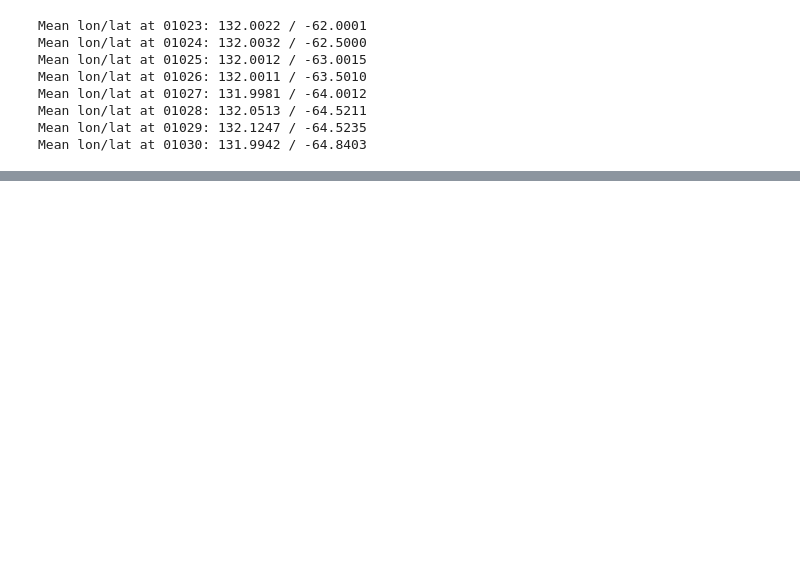
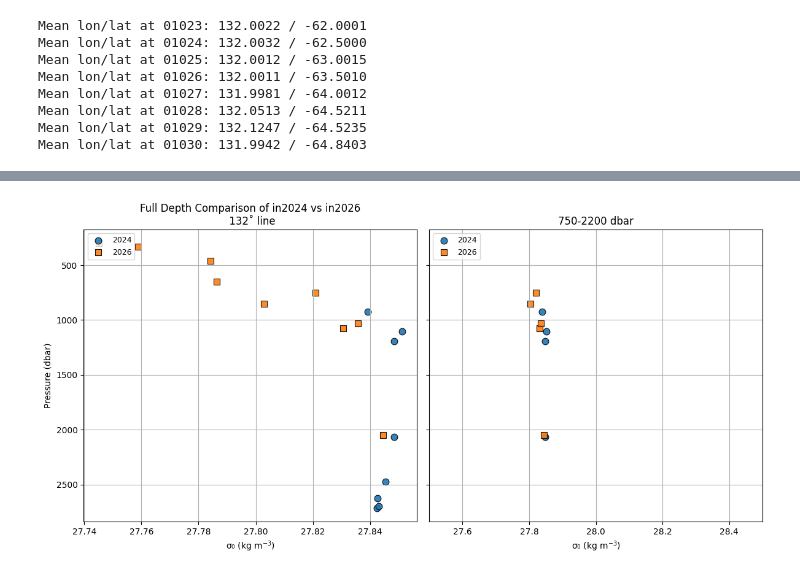
Before and after one commit to isabelle-white/COOKIES, a Jupyter notebook: in2024_v01_ctd.ipynb, the cells around one changed output, grey strips where cells are left out. Saved outputs shown, nothing was run; the diff lists cells and outputs as text; code cells hidden in the pictures; blank space fills up the shorter version.

```diff
--- a/in2024_v01_ctd.ipynb
+++ b/in2024_v01_ctd.ipynb
@@ -240,0 +926,57 @@ Mean lon/lat at 01030: 131.9942 / -64.8403
+# %%
+import matplotlib.pyplot as plt
+import xarray as xr
+
+# Load datasets
+in2024_ds = xr.open_dataset('/Users/iw2g24/PycharmProjects/COOKIES/in2024_bottom_100dbar_sigma0.nc')
+in2026_ds = xr.open_dataset('/Users/iw2g24/PycharmProjects/COOKIES/in2026_bottom_100dbar_sigma0.nc')
+
+# Extract variables
+stations_2024 = in2024_ds["station"].values
+sigma0_2024 = in2024_ds["sigma0_bottom_mean"].values
+p_2024 = in2024_ds["pressure_bottom_mean"].values
+
+stations_2026 = in2026_ds["station"].values
+sigma0_2026 = in2026_ds["sigma0_bottom_mean"].values
+p_2026 = in2026_ds["pressure_bottom_mean"].values
+
+# User-defined zoom limits
+zoom_ymin, zoom_ymax = 750, 2200
+zoom_xmin, zoom_xmax = 27.5, 28.5  # replace with your desired sigma0 range
+
+# Create figure with 1 row, 2 columns
+fig, axes = plt.subplots(1, 2, figsize=(12, 6), sharey=True)
+
+ax = axes[0]
+ax.scatter(sigma0_2024, p_2024, s=60, edgecolor='k', linewidth=0.8,
+           alpha=0.9, label='2024')
+ax.scatter(sigma0_2026, p_2026, s=60, edgecolor='k', linewidth=0.8,
+           alpha=0.9, label='2026', marker='s')
+ax.set_xlabel('σ₀ (kg m$^{-3}$)')
+ax.set_ylabel('Pressure (dbar)')
+ax.invert_yaxis()
+ax.set_title('Full Depth Comparison of in2024 vs in2026\n 132˚ line')
+ax.grid(True)
+ax.legend(loc='upper left', fontsize=9, frameon=True)
+
+ax = axes[1]
+
+# Apply zoom mask
+mask_2024 = (p_2024 >= zoom_ymin) & (p_2024 <= zoom_ymax)
+mask_2026 = (p_2026 >= zoom_ymin) & (p_2026 <= zoom_ymax)
+
+ax.scatter(sigma0_2024[mask_2024], p_2024[mask_2024], s=60,
+           edgecolor='k', linewidth=0.8, alpha=0.9, label='2024')
+ax.scatter(sigma0_2026[mask_2026], p_2026[mask_2026], s=60,
+           edgecolor='k', linewidth=0.8, alpha=0.9, label='2026', marker='s')
+
+ax.set_xlabel('σ₀ (kg m$^{-3}$)')
+ax.set_title(f'{zoom_ymin}-{zoom_ymax} dbar')
+ax.set_xlim(zoom_xmin, zoom_xmax)
+ax.grid(True)
+ax.legend(loc='upper left', fontsize=9, frameon=True)
+
+plt.tight_layout()
+plt.show()
+# %% [output]
+[figure, added]
```
Also changed, not shown: parts of 13 cells of this notebook, 2 other files.
